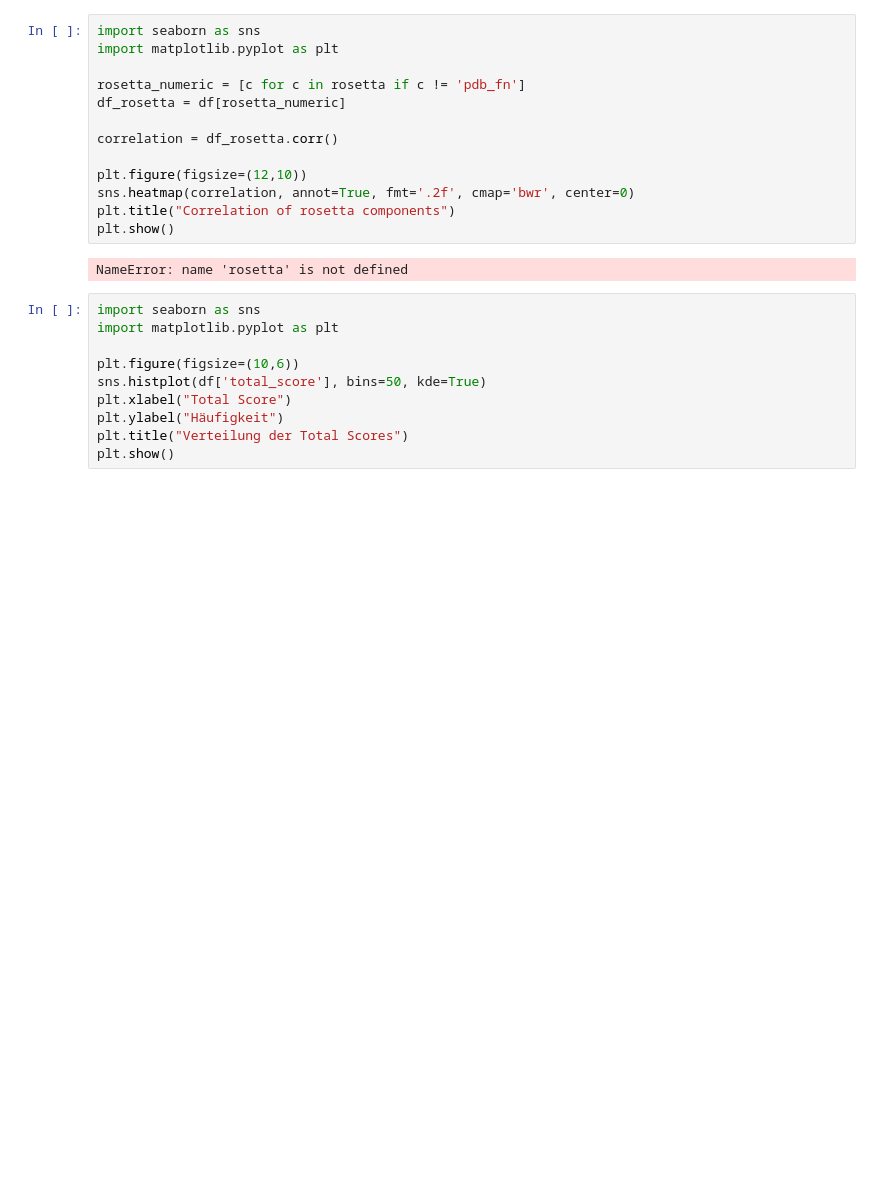
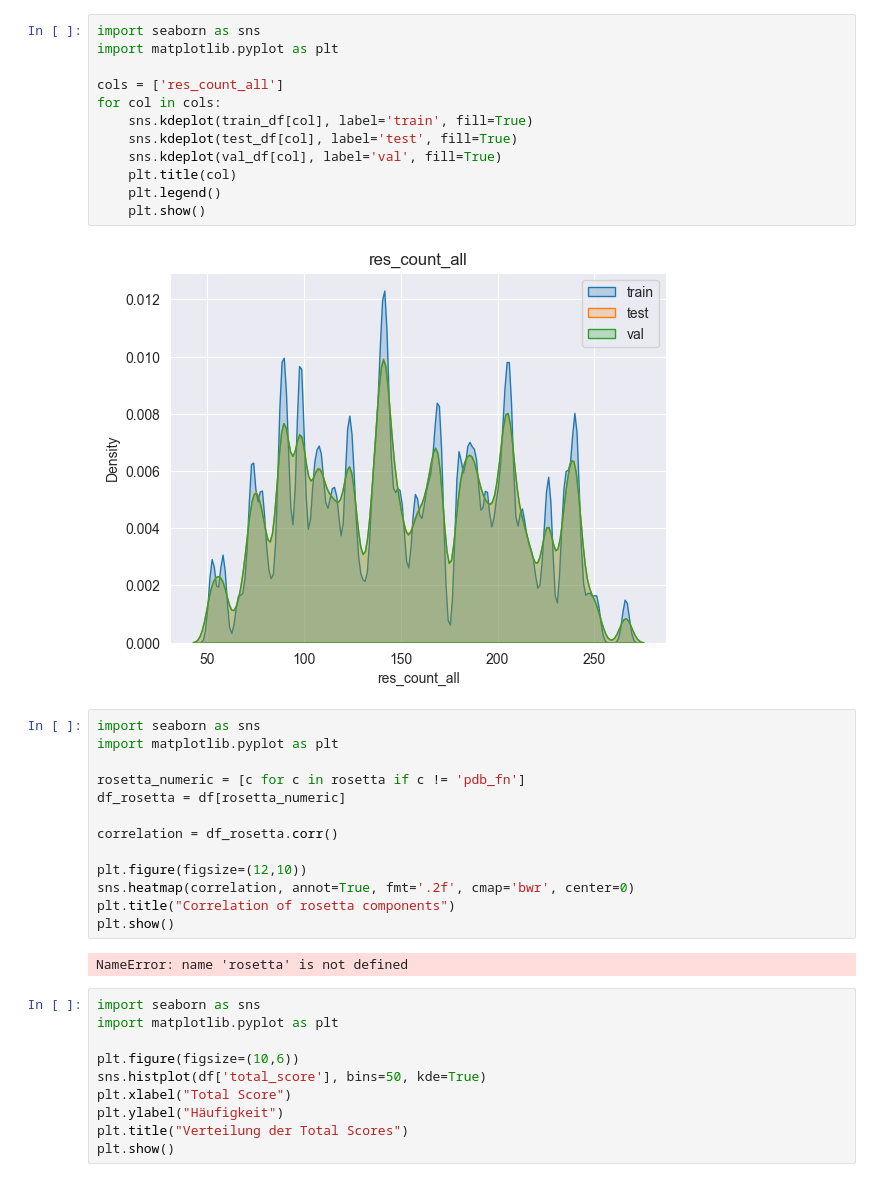
Before and after one commit to yb04/METL-Rosetta, a Jupyter notebook: data_preprocessing/data_insights.ipynb, the cells around one changed output. Cells and saved outputs as stored; diff of their text form; blank space fills up the shorter version.

```diff
--- a/data_preprocessing/data_insights.ipynb
+++ b/data_preprocessing/data_insights.ipynb
@@ -26,3 +56,17 @@ rosetta = ['pdb_fn', 'dslf_fa13', 'fa_atr', 'fa_dun', 'fa_elec', 'fa_intra_rep',
+# %%
+import seaborn as sns
+import matplotlib.pyplot as plt
+
+cols = ['res_count_all']
+for col in cols:
+    sns.kdeplot(train_df[col], label='train', fill=True)
+    sns.kdeplot(test_df[col], label='test', fill=True)
+    sns.kdeplot(val_df[col], label='val', fill=True)
+    plt.title(col)
+    plt.legend()
+    plt.show()
+# %% [output]
+[figure, added]
 # %%
 import seaborn as sns
 import matplotlib.pyplot as plt
```
Also changed, not shown: parts of 9 cells of this notebook.
